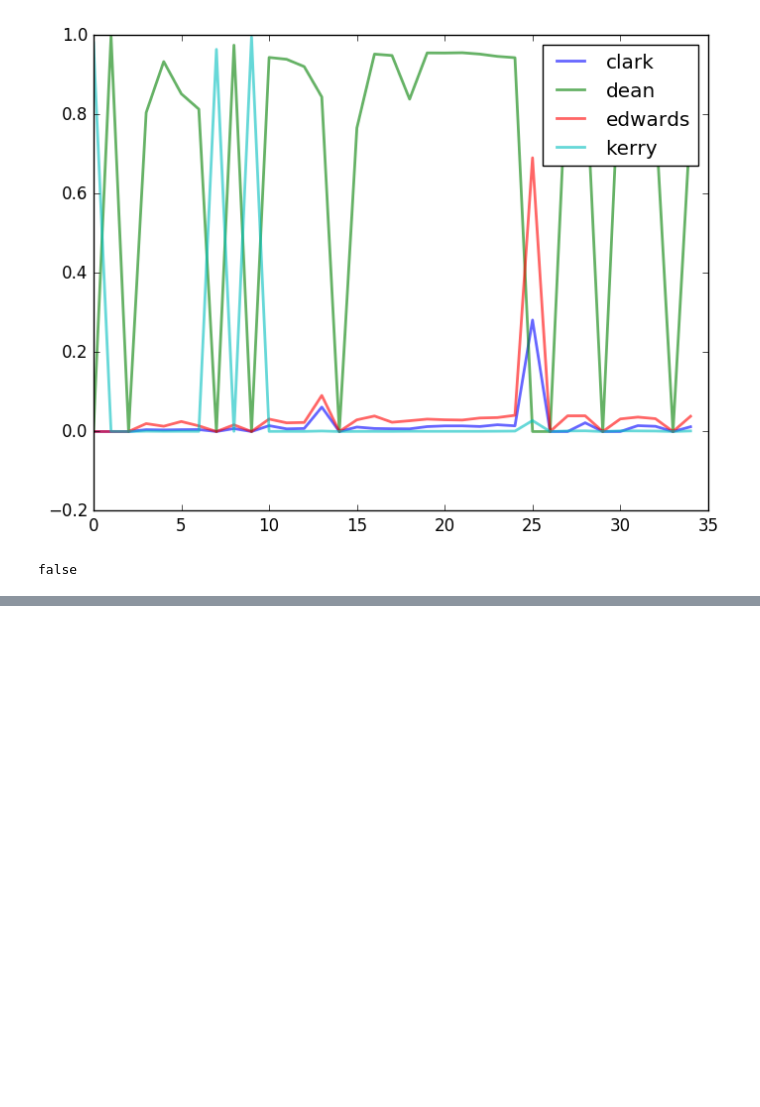
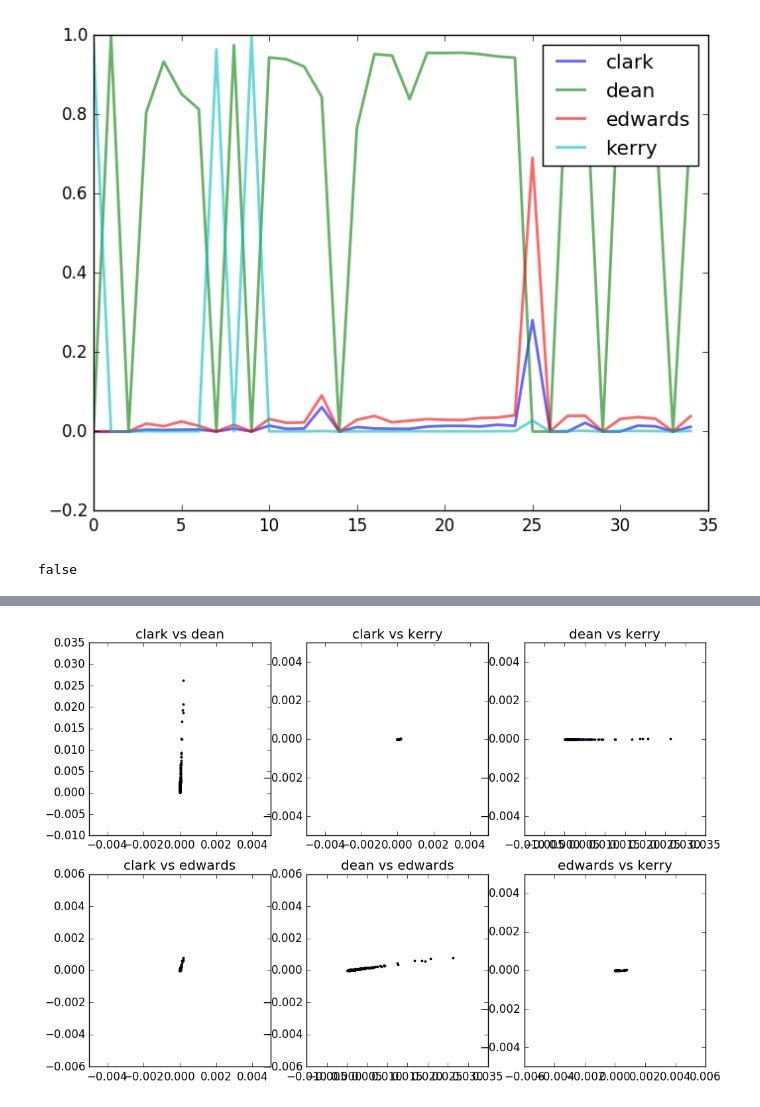
Before and after one commit to keiikegami/voting, a Jupyter notebook: simulation_plot_v2.ipynb, the cells around one changed output, grey strips where cells are left out. Saved outputs shown, nothing was run; the diff lists cells and outputs as text; code cells hidden in the pictures; blank space fills up the shorter version.

```diff
--- a/simulation_plot_v2.ipynb
+++ b/simulation_plot_v2.ipynb
@@ -275,0 +319,7 @@ false
+# %%
+# 基準
+A = 19
+abs(para1[150:260])[Cand[A, 11]:Cand[A, 12],1]
+candcand(m, A, v)
+# %% [output]
+[figure, added]
```
Also changed, not shown: parts of 15 cells of this notebook, 5 other files.
